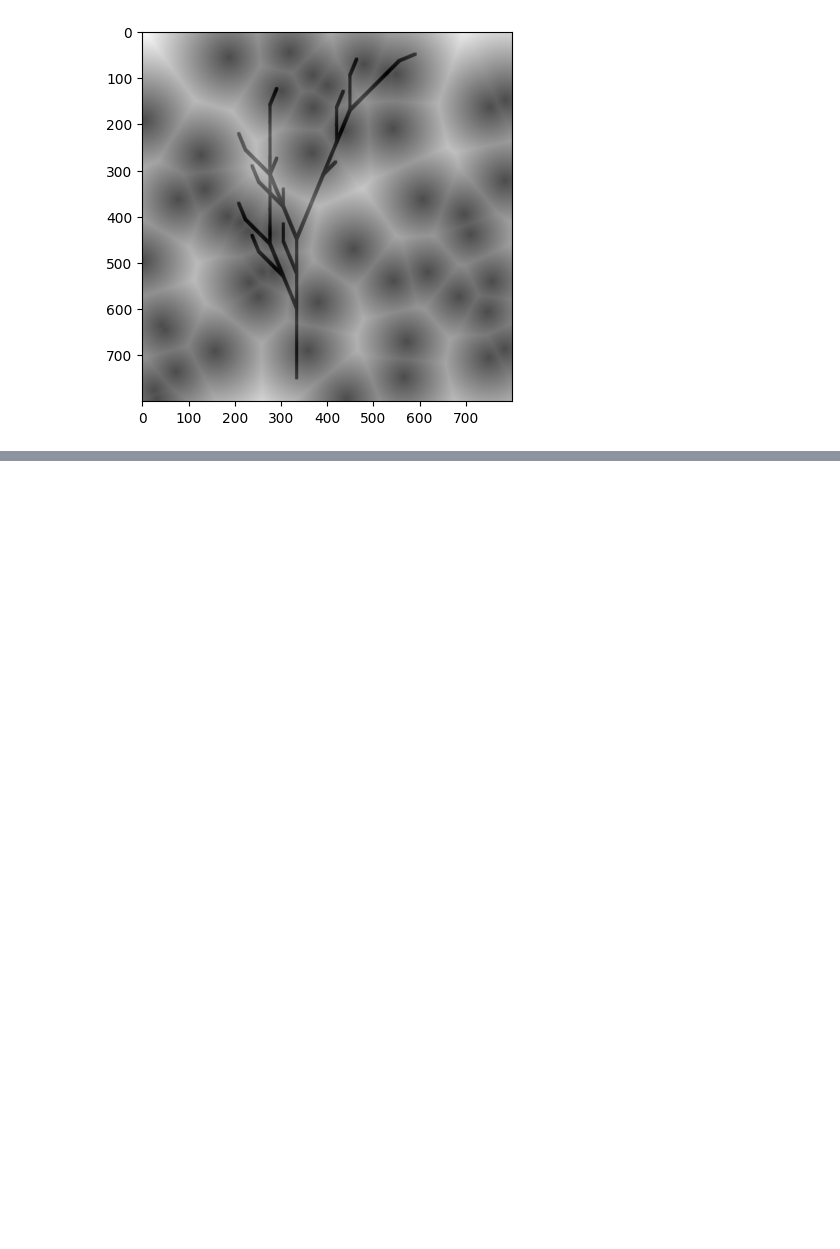
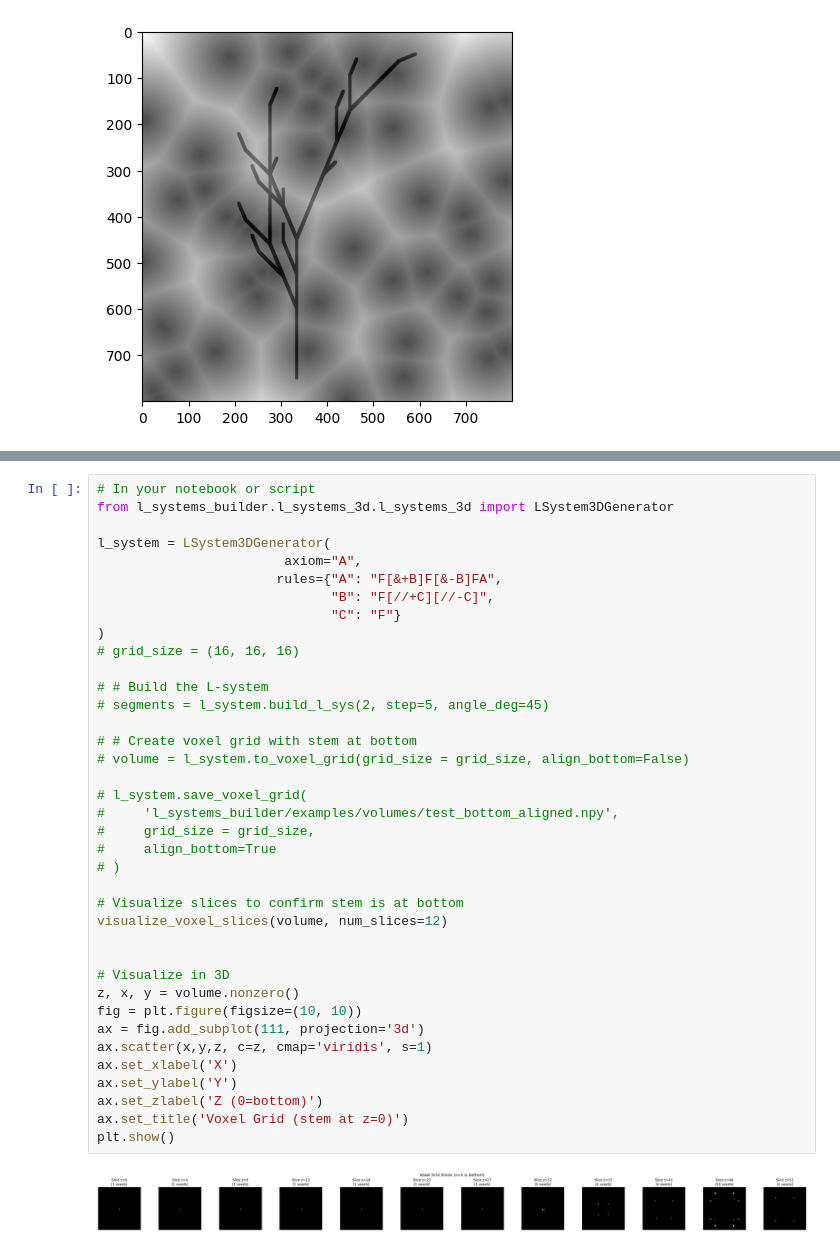
Before and after one commit to ciobi12/thesis, a Jupyter notebook: codebase/pg.ipynb, the cells around one changed output, grey strips where cells are left out. Saved outputs shown, nothing was run; the diff lists cells and outputs as text; blank space fills up the shorter version.

```diff
--- a/codebase/pg.ipynb
+++ b/codebase/pg.ipynb
@@ -235,0 +197,40 @@ for state in Q:
+# %%
+# In your notebook or script
+from l_systems_builder.l_systems_3d.l_systems_3d import LSystem3DGenerator
+
+l_system = LSystem3DGenerator(
+                        axiom="A",
+                       rules={"A": "F[&+B]F[&-B]FA",
+                              "B": "F[//+C][//-C]",
+                              "C": "F"}
+)
+# grid_size = (16, 16, 16)
+
+# # Build the L-system
+# segments = l_system.build_l_sys(2, step=5, angle_deg=45)
+
+# # Create voxel grid with stem at bottom
+# volume = l_system.to_voxel_grid(grid_size = grid_size, align_bottom=False)
+
+# l_system.save_voxel_grid(
+#     'l_systems_builder/examples/volumes/test_bottom_aligned.npy',
+#     grid_size = grid_size,
+#     align_bottom=True
+# )
+
+# Visualize slices to confirm stem is at bottom
+visualize_voxel_slices(volume, num_slices=12)
+
+
+# Visualize in 3D
+z, x, y = volume.nonzero()
+fig = plt.figure(figsize=(10, 10))
+ax = fig.add_subplot(111, projection='3d')
+ax.scatter(x,y,z, c=z, cmap='viridis', s=1)
+ax.set_xlabel('X')
+ax.set_ylabel('Y')
+ax.set_zlabel('Z (0=bottom)')
+ax.set_title('Voxel Grid (stem at z=0)')
+plt.show()
+# %% [output]
+[figure, added]
```
Also changed, not shown: parts of 8 cells of this notebook, 37 other files.
